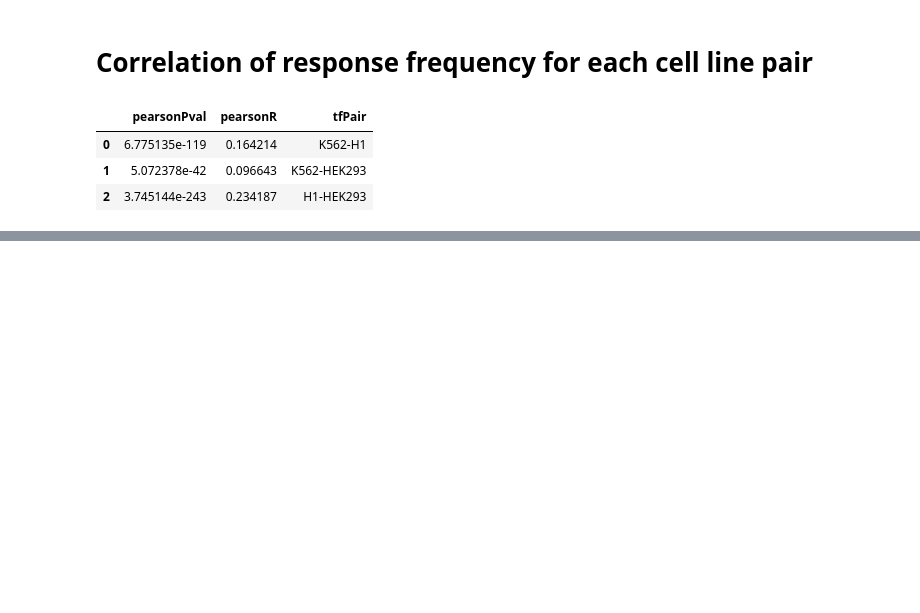
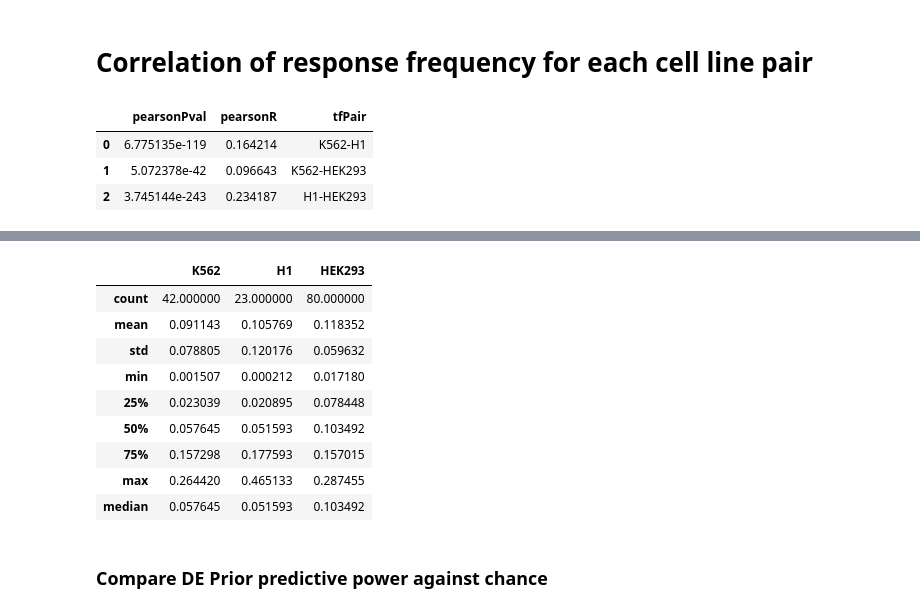
Before and after one commit to BrentLab/TFPertRespExplainer, a Jupyter notebook: WORKING_NOTEBOOKS/g3_revision.ipynb, the cells around one changed output, grey strips where cells are left out. Cells and saved outputs as stored; diff of their text form; code cells hidden in the pictures; blank space fills up the shorter version.

```diff
--- a/WORKING_NOTEBOOKS/g3_revision.ipynb
+++ b/WORKING_NOTEBOOKS/g3_revision.ipynb
@@ -210,0 +248,8 @@ pearson_stats[['tfPair', 'pearsonR', 'pearsonPval']].to_csv(
+# %%
+de_prior_df = load_de_prior(
+    '../../human_data/DE_Prior_Crow_2019/DEprior/DE_Prior.txt',
+    '../../human_data/hg38_genome/genes.ENSG.tbl'
+)
+
+print(de_prior_df.shape)
+display(de_prior_df.head())
@@ -210,0 +282,19 @@ pearson_stats[['tfPair', 'pearsonR', 'pearsonPval']].to_csv(
+# %%
+k562_stats = pd.concat([k562_df.describe(), pd.DataFrame({'auprc': [np.median(k562_df['auprc'])]}, index=['median'])]).rename(columns={'auprc': 'K562'})
+h1_stats = pd.concat([h1_df.describe(), pd.DataFrame({'auprc': [np.median(h1_df['auprc'])]}, index=['median'])]).rename(columns={'auprc': 'H1'})
+hek_stats = pd.concat([hek_df.describe(), pd.DataFrame({'auprc': [np.median(hek_df['auprc'])]}, index=['median'])]).rename(columns={'auprc': 'HEK293'})
+
+stats = pd.concat([k562_stats, h1_stats, hek_stats], axis=1)
+
+display(stats)
+# %% [output]
+|  | K562 | H1 | HEK293 |
+| count | 42.000000 | 23.000000 | 80.000000 |
+| mean | 0.091143 | 0.105769 | 0.118352 |
+| std | 0.078805 | 0.120176 | 0.059632 |
+| min | 0.001507 | 0.000212 | 0.017180 |
+| 25% | 0.023039 | 0.020895 | 0.078448 |
+| 50% | 0.057645 | 0.051593 | 0.103492 |
+| 75% | 0.157298 | 0.177593 | 0.157015 |
+| max | 0.264420 | 0.465133 | 0.287455 |
+| median | 0.057645 | 0.051593 | 0.103492 |
@@ -210,0 +307,2 @@ pearson_stats[['tfPair', 'pearsonR', 'pearsonPval']].to_csv(
+# %% [markdown]
+### Compare DE Prior predictive power against chance
```
Also changed, not shown: parts of 9 cells of this notebook.
